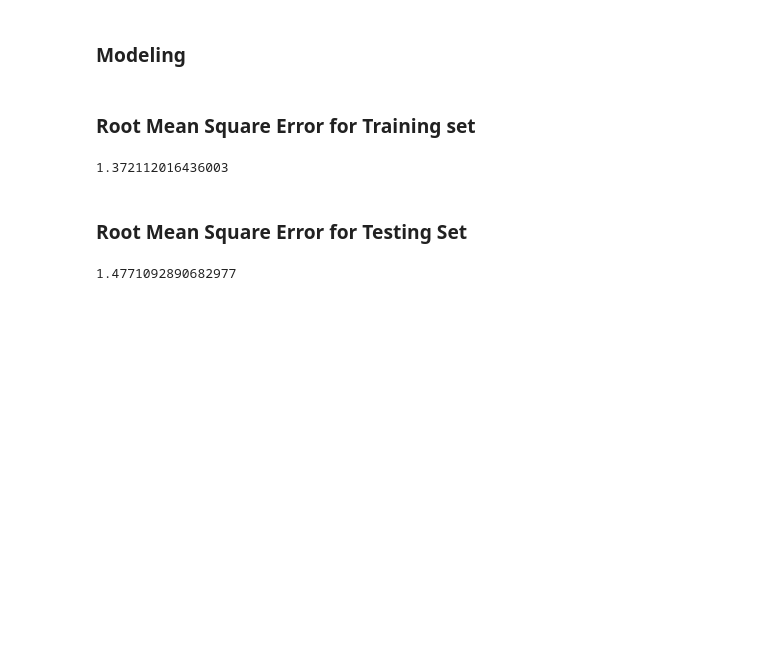
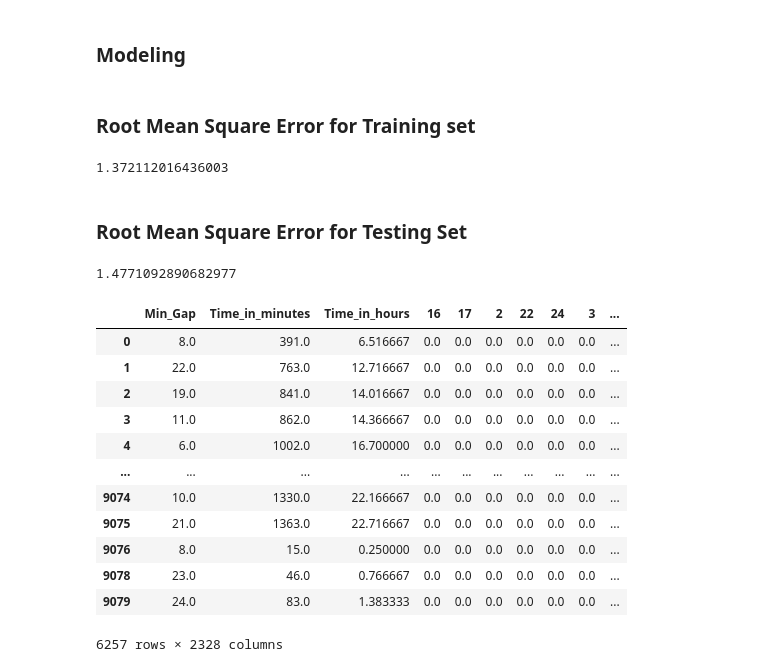
Before and after one commit to rachaellam/ML-ttc, a Jupyter notebook: ML-ttc-Regression.ipynb, the cells around one changed output. Cells and saved outputs as stored; diff of their text form; code cells hidden in the pictures; blank space fills up the shorter version.

```diff
--- a/ML-ttc-Regression.ipynb
+++ b/ML-ttc-Regression.ipynb
@@ -396,3 +412,19 @@ mse = mean_squared_error(test_y, pred)
 print(np.sqrt(mse))
 # %% [output]
 1.4771092890682977
+# %%
+train_X
+# %% [output]
+|  | Min_Gap | Time_in_minutes | Time_in_hours | 16 | 17 | 2 | 22 | 24 | 3 | ... |
+| 0 | 8.0 | 391.0 | 6.516667 | 0.0 | 0.0 | 0.0 | 0.0 | 0.0 | 0.0 | ... |
+| 1 | 22.0 | 763.0 | 12.716667 | 0.0 | 0.0 | 0.0 | 0.0 | 0.0 | 0.0 | ... |
+| 2 | 19.0 | 841.0 | 14.016667 | 0.0 | 0.0 | 0.0 | 0.0 | 0.0 | 0.0 | ... |
+| 3 | 11.0 | 862.0 | 14.366667 | 0.0 | 0.0 | 0.0 | 0.0 | 0.0 | 0.0 | ... |
+| 4 | 6.0 | 1002.0 | 16.700000 | 0.0 | 0.0 | 0.0 | 0.0 | 0.0 | 0.0 | ... |
+| ... | ... | ... | ... | ... | ... | ... | ... | ... | ... | ... |
+| 9074 | 10.0 | 1330.0 | 22.166667 | 0.0 | 0.0 | 0.0 | 0.0 | 0.0 | 0.0 | ... |
+| 9075 | 21.0 | 1363.0 | 22.716667 | 0.0 | 0.0 | 0.0 | 0.0 | 0.0 | 0.0 | ... |
+| 9076 | 8.0 | 15.0 | 0.250000 | 0.0 | 0.0 | 0.0 | 0.0 | 0.0 | 0.0 | ... |
+| 9078 | 23.0 | 46.0 | 0.766667 | 0.0 | 0.0 | 0.0 | 0.0 | 0.0 | 0.0 | ... |
+| 9079 | 24.0 | 83.0 | 1.383333 | 0.0 | 0.0 | 0.0 | 0.0 | 0.0 | 0.0 | ... |
+6257 rows × 2328 columns
```
Also changed, not shown: parts of 7 cells of this notebook, 6 other files.
